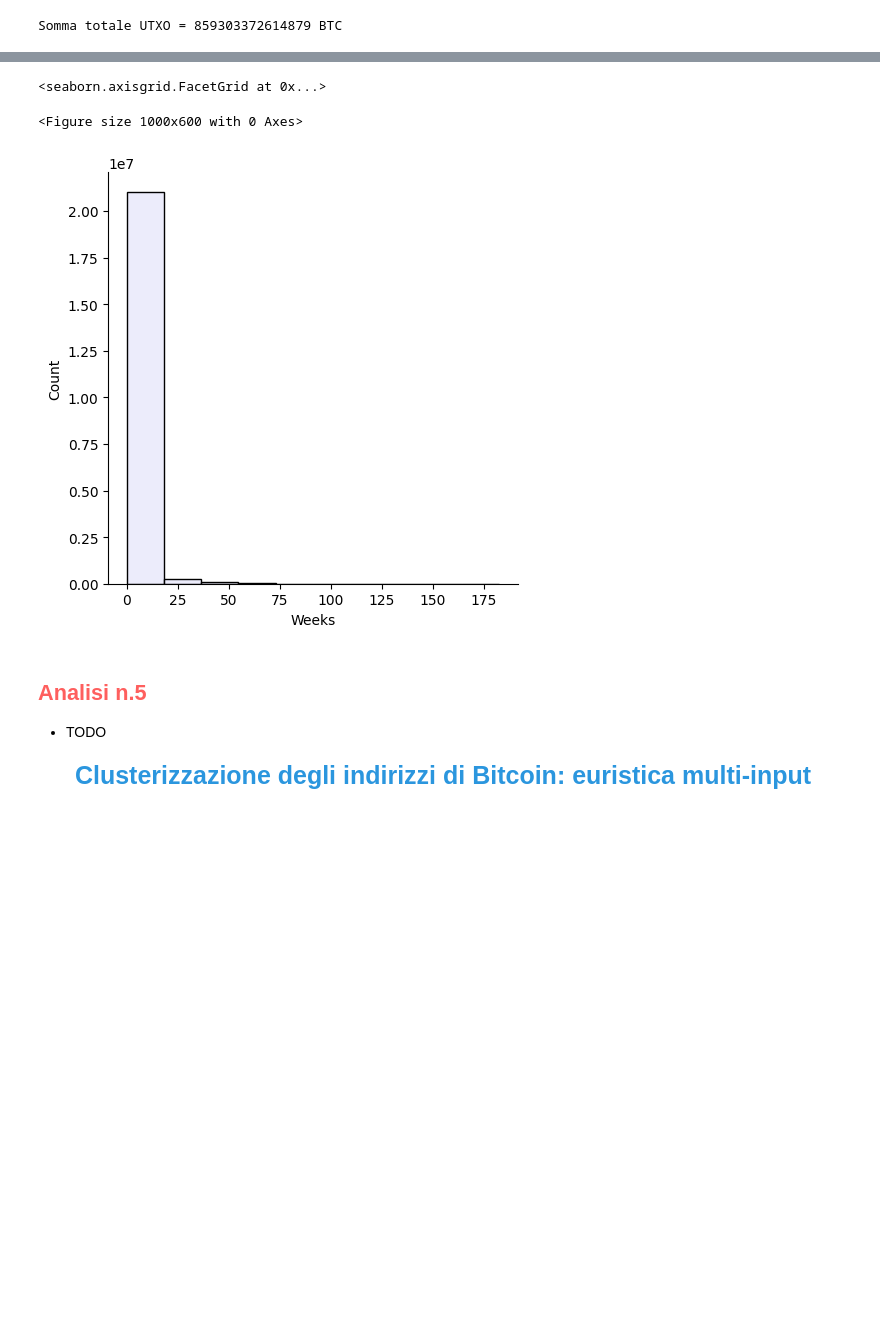
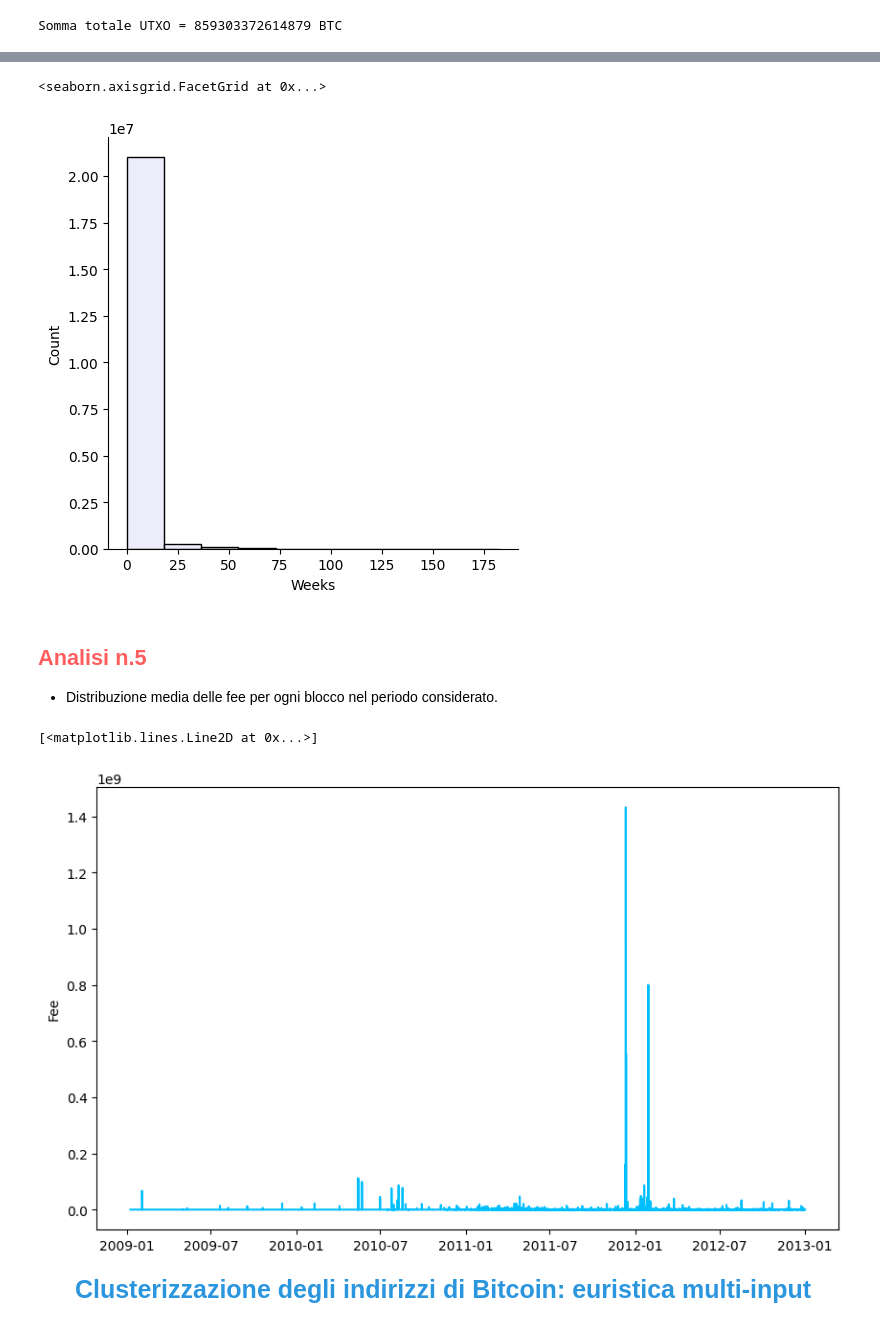
Before and after one commit to simonepassera/CRAFTY, a Jupyter notebook: crafty.ipynb, the cells around one changed output, grey strips where cells are left out. Cells and saved outputs as stored; diff of their text form; code cells hidden in the pictures; blank space fills up the shorter version.

```diff
--- a/crafty.ipynb
+++ b/crafty.ipynb
@@ -78,16 +78,23 @@ tx_in_time.rename(columns={'timestamp': 'time_in'}, inplace=True)
 tx_time = tx_in_time.loc[:, ['time_out', 'time_in']]
 tx_time['Weeks'] = (tx_time['time_in'] - tx_time['time_out']) / np.timedelta64(1, 'W')
 
-plt.figure(figsize=(10,6))
 sns.displot(tx_time['Weeks'], bins=10, color='lavender')
 # %% [output]
 <seaborn.axisgrid.FacetGrid at 0x...>
-<Figure size 1000x600 with 0 Axes>
 [figure]
 # %% [markdown]
 <h2 style="color:#fe5f5e">Analisi n.5</h2>
 
-* TODO
+* Distribuzione media delle fee per ogni blocco nel periodo considerato.
+# %%
+fee = transactions.groupby(['blockId', 'timestamp'])['fee'].mean().reset_index(name='fee_mean')
+
+plt.figure(figsize=(10, 6))
+plt.ylabel('Fee')
+plt.plot(fee['timestamp'], fee['fee_mean'], color='deepskyblue')
+# %% [output]
+[<matplotlib.lines.Line2D at 0x...>]
+[figure, added]
 # %% [markdown]
 <p style="text-align:center;font-size:25px;font-weight:bold;color:#2b96de">Clusterizzazione degli indirizzi di Bitcoin: euristica multi-input</p>
 # %% [markdown]
```
Also changed, not shown: parts of 3 cells of this notebook.
